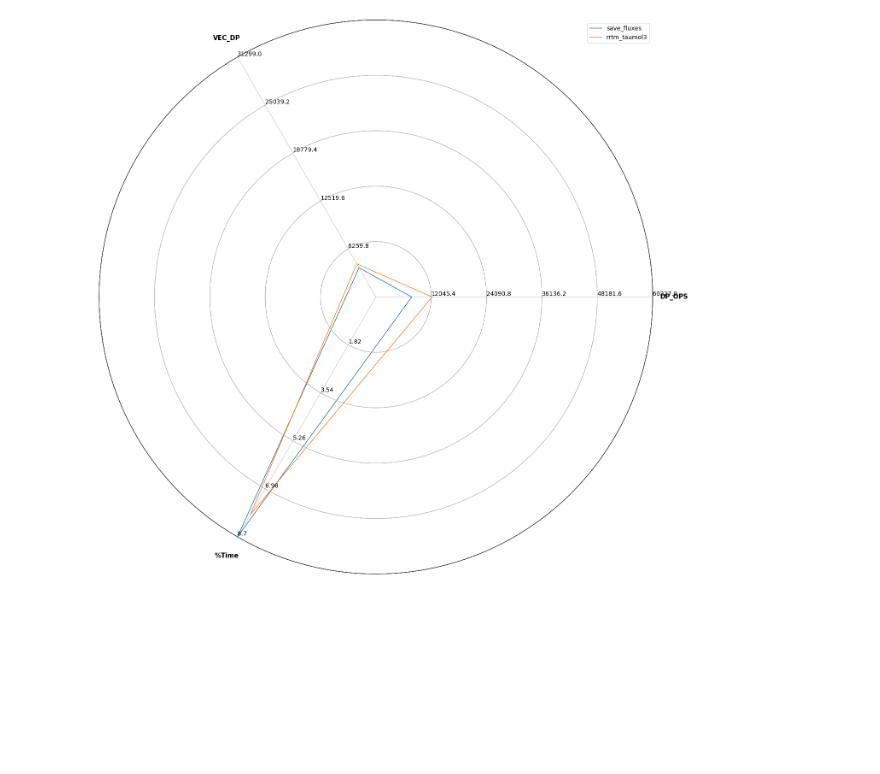
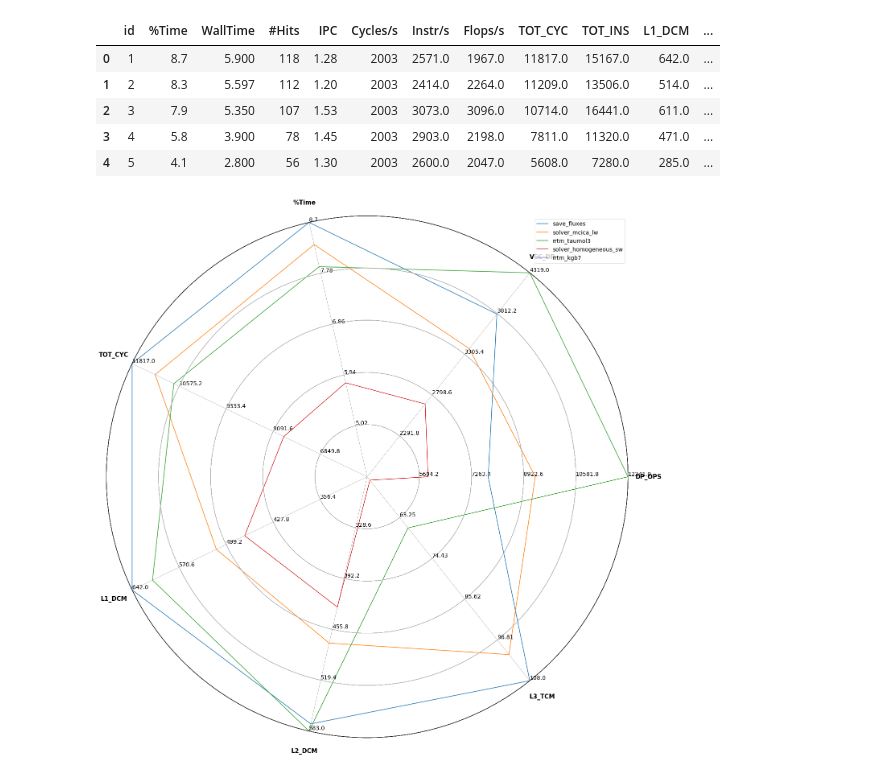
Before and after one commit to ECMWFCode4Earth/HPC-performance-profiling-tool, a Jupyter notebook: Experiment.ipynb, the cells around one changed output. Cells and saved outputs as stored; diff of their text form; code cells hidden in the pictures; blank space fills up the shorter version.

Commit message:
Adding some functionality

```diff
--- a/Experiment.ipynb
+++ b/Experiment.ipynb
@@ -135,14 +131,23 @@ class ComplexRadar():
 # what functions to plot
 # how we may plot the function?  function name over the graph
 # %%
-functions_to_plot = ['save_fluxes', 'rrtm_taumol3']
-labels = ['DP_OPS', 'VEC_DP', '%Time']
+display(data.head(5))
+data = data.head(5)
+functions_to_plot = data.head(5)["Function"].to_list()
+labels = ['DP_OPS', 'VEC_DP', '%Time', 'TOT_CYC', 'L1_DCM', 'L2_DCM', 'L3_TCM']
+
 
 fig1 = plt.figure(figsize=(20, 20))
 radar = ComplexRadar(fig1, labels, data, functions_to_plot)
 radar.plot()
 # %% [output]
+|  | id | %Time | WallTime | #Hits | IPC | Cycles/s | Instr/s | Flops/s | TOT_CYC | TOT_INS | L1_DCM | ... |
+| 0 | 1 | 8.7 | 5.900 | 118 | 1.28 | 2003 | 2571.0 | 1967.0 | 11817.0 | 15167.0 | 642.0 | ... |
+| 1 | 2 | 8.3 | 5.597 | 112 | 1.20 | 2003 | 2414.0 | 2264.0 | 11209.0 | 13506.0 | 514.0 | ... |
+| 2 | 3 | 7.9 | 5.350 | 107 | 1.53 | 2003 | 3073.0 | 3096.0 | 10714.0 | 16441.0 | 611.0 | ... |
+| 3 | 4 | 5.8 | 3.900 | 78 | 1.45 | 2003 | 2903.0 | 2198.0 | 7811.0 | 11320.0 | 471.0 | ... |
+| 4 | 5 | 4.1 | 2.800 | 56 | 1.30 | 2003 | 2600.0 | 2047.0 | 5608.0 | 7280.0 | 285.0 | ... |
-[figure, old version]
+[figure, new version]
 # %%
 import plotly.graph_objects as go
 import pandas as pd
```
Also changed, not shown: parts of 2 cells of this notebook.
